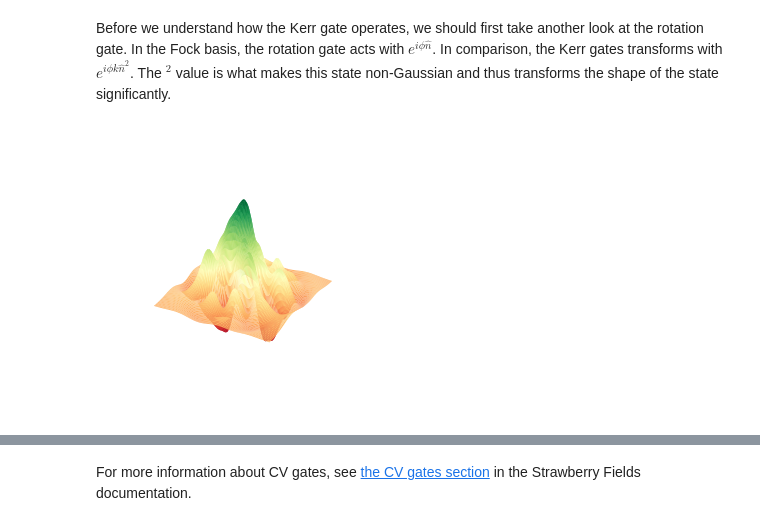
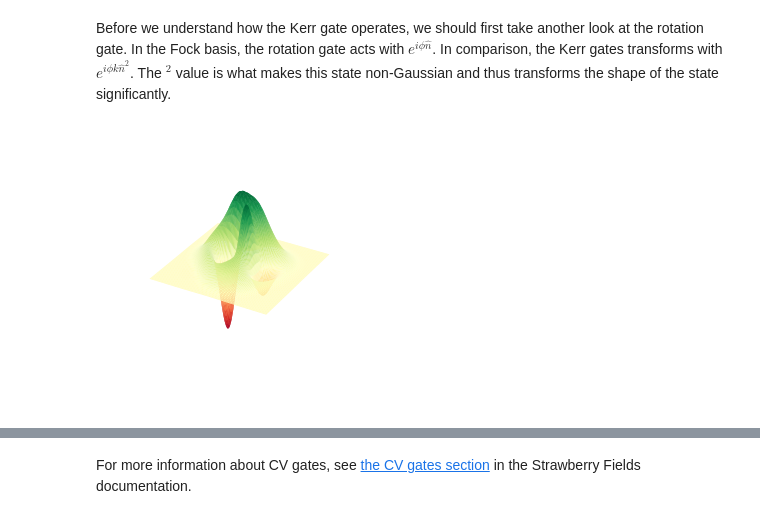
Before and after one commit to XanaduAI/strawberryfields, a Jupyter notebook: doc/gallery/gate_visualisation/GateVisualisation.ipynb, the cells around one changed output, grey strips where cells are left out. Saved outputs shown, nothing was run; the diff lists cells and outputs as text; code cells hidden in the pictures.

Commit message:
updated state learning and gate visualization notebooks

```diff
--- a/doc/gallery/gate_visualisation/GateVisualisation.ipynb
+++ b/doc/gallery/gate_visualisation/GateVisualisation.ipynb
@@ -56,11 +60,13 @@ We can make a couple of observations from the Gaussian distribution above. We no
 # %% [markdown]
 The squeezing gate can also be thought of as a transformation on the position and momentum axes. The squeezing gate scales $x$ to $e^{ - r}\hat{x} _\phi$ and scales $p$ with $e^{r}\hat{p} _\phi$. In the Wigner function, we can see the probability distribution being lengthened on the momentum axis and being pinched on the position axis. As the squeezing gate is a Gaussian gate, there are no regions of negative quasi-probabilty.
 # %%
-eng, q = sf.Engine(1)
-with eng:
+prog = sf.Program(1)
+with prog.context as q:
     S = Sgate(1)
     S | q[0]
-state = eng.run('gaussian')
+
+
+state = eng.run(prog).state
 fig = plt.figure()
 X = np.linspace(-5, 5, 100)
 P = np.linspace(-5, 5, 100)
@@ -80,11 +86,13 @@ The below animation shows the squeezing gate acting on the vacuum state with inc
 # %% [markdown]
 The rotation gate shifts the $\hat{x}$ quadrature to $\hat{x}$ $\cos \phi$ - $\hat{p}\sin$ $\phi$ and $\hat{p}$ to $\hat{p}$ $\cos \phi$ + $\hat{x}\sin$  $\phi$. In other words, the gate simply rotates the phase space.
 # %%
-eng, q = sf.Engine(1)
-with eng:
+prog = sf.Program(1)
+with prog.context as q:
     Dgate(1) | q[0]
-    Rgate(pi/2) | q[0]
-state = eng.run('gaussian')
+    Rgate(np.pi/2) | q[0]
+
+eng.reset()
+state = eng.run(prog).state
 fig = plt.figure()
 X = np.linspace(-5, 5, 100)
 P = np.linspace(-5, 5, 100)
@@ -106,9 +114,12 @@ Similarily, the rotation gate is applied with an increasing parameter in the bel
 # %% [markdown]
 The displacement gate has a specified complex value $\alpha$. It shifts $\hat{x}$ by a value porportional to $Re(\alpha)$ and the $\hat {p}$ by a value $Im({\alpha})$.
 # %%
-with eng:
+prog = sf.Program(1)
+with prog.context as q:
     Dgate(0.55) | q[0]
-state = eng.run('gaussian')
+
+eng.reset()
+state = eng.run(prog).state
 fig = plt.figure()
 X = np.linspace(-5, 5, 100)
 P = np.linspace(-5, 5, 100)
@@ -130,11 +141,15 @@ The cubic phase gate shifts $\hat{p}$ by $\gamma\hat{x}^2$ where $\gamma$ is a d
 # %% [markdown]
 When running a circuit that contains any non-Gaussian gates, we use the Fock backend. Depending on the backend used, different arguments will have to be called. In this example, we define 'cutoff_dim' which tells Strawberry Fields where to limit the Fock space.
 # %%
-with eng:
+prog = sf.Program(1)
+with prog.context as q:
     gamma = 2
     Vgate(gamma) | q[0]
+
 #We use the fock backend and define the argument cutoff_dim
-state = eng.run('fock', cutoff_dim=10)
+eng = sf.Engine('fock', backend_options={"cutoff_dim": 10})
+state = eng.run(prog).state
+
 fig = plt.figure()
 X = np.linspace(-5, 5, 100)
 P = np.linspace(-5, 5, 100)
@@ -154,21 +169,26 @@ Here we can see that the vacuum state has been shifted to a state where it reach
 # %% [markdown]
 Before we understand how the Kerr gate operates, we should first take another look at the rotation gate. In the Fock basis, the rotation gate acts with $e^{ i\phi \hat{n}}$. In comparison, the Kerr gates transforms with $e^{ i\phi k \hat{n}^2}$. The $^2$ value is what makes this state non-Gaussian and thus transforms the shape of the state significantly.
 # %%
-with eng:
-    kappa = 0.5
+prog = sf.Program(1)
+with prog.context as q:
+    kappa = 1
+    Dgate(1) | q[0]
     Kgate(kappa) | q[0]
-state = eng.run('fock', cutoff_dim = 10)
+
+eng.reset()
+state = eng.run(prog).state
+
 fig = plt.figure()
 X = np.linspace(-5, 5, 100)
 P = np.linspace(-5, 5, 100)
 Z = state.wigner(0, X, P)
 X, P = np.meshgrid(X, P)
 ax = fig.add_subplot(111, projection="3d")
 ax.plot_surface(X, P, Z, cmap="RdYlGn", lw=0.5, rstride=1, cstride=1)
 fig.set_size_inches(4.8, 5)
 ax.set_axis_off()
 # %% [output]
-[figure, old version]
+[figure, new version]
 # %% [markdown]
 In the below Wigner function, the state is initially in a coherent state.
 ![kerr](gifs/kerrgif.gif)
```
Also changed, not shown: parts of 6 cells of this notebook, 1 other file.
